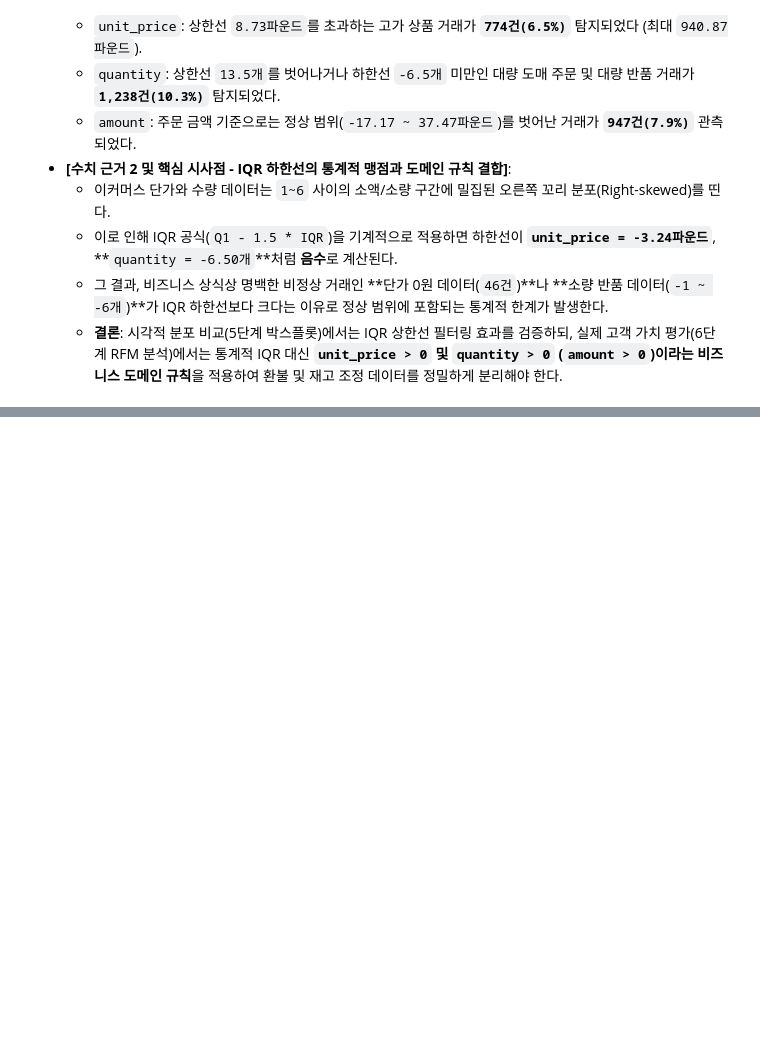
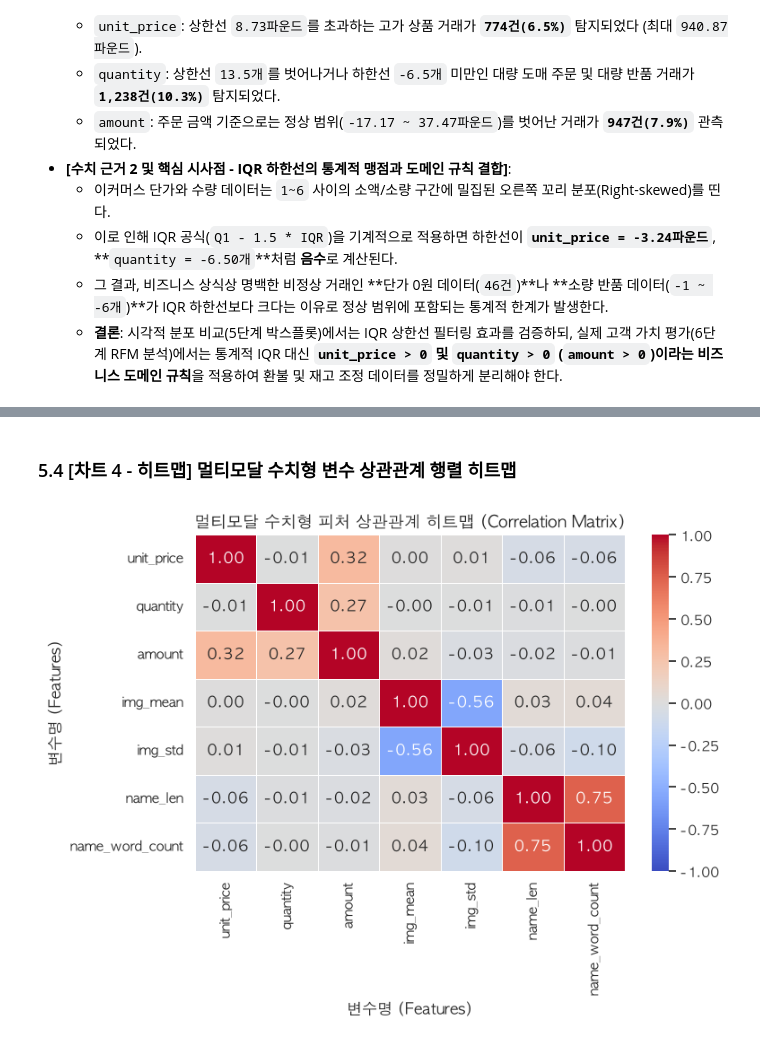
Before and after one commit to hkk-cody/A1-1, a Jupyter notebook: notebooks/analysis_report.ipynb, the cells around one changed output, grey strips where cells are left out. Saved outputs shown, nothing was run; the diff lists cells and outputs as text; code cells hidden in the pictures; blank space fills up the shorter version.

```diff
--- a/notebooks/analysis_report.ipynb
+++ b/notebooks/analysis_report.ipynb
@@ -286,0 +273,13 @@ for col in ["unit_price", "quantity", "amount"]:
+# %%
+num_cols = ["unit_price", "quantity", "amount", "img_mean", "img_std", "name_len", "name_word_count"]
+stats_summary = pd.DataFrame({
+    "평균 (Mean)": analyzer.df[num_cols].mean(),
+    "중앙값 (Median)": analyzer.df[num_cols].median(),
+    "표준편차 (Std)": analyzer.df[num_cols].std(),
+    "Q1 (25%)": analyzer.df[num_cols].quantile(0.25),
+    "Q3 (75%)": analyzer.df[num_cols].quantile(0.75),
+    "IQR (Q3-Q1)": analyzer.df[num_cols].quantile(0.75) - analyzer.df[num_cols].quantile(0.25),
+}).round(3)
+
+print("=== 주요 수치형 변수 4대 기술통계 요약표 ===")
+display(stats_summary)
@@ -286,0 +307,4 @@ for col in ["unit_price", "quantity", "amount"]:
+# %%
+corr_matrix = analyzer.df[num_cols].corr().round(4)
+print("=== 멀티모달 수치형 변수 상관계수 행렬 ===")
+display(corr_matrix)
@@ -286,0 +433,20 @@ for col in ["unit_price", "quantity", "amount"]:
+# %% [markdown]
+### 5.4 [차트 4 - 히트맵] 멀티모달 수치형 변수 상관관계 행렬 히트맵
+# %%
+plt.figure(figsize=(8, 6))
+sns.heatmap(
+    corr_matrix,
+    annot=True,
+    fmt=".2f",
+    cmap="coolwarm",
+    vmin=-1,
+    vmax=1,
+    linewidths=0.5,
+)
+plt.title("멀티모달 수치형 피처 상관관계 히트맵 (Correlation Matrix)", fontsize=13)
+plt.xlabel("변수명 (Features)")
+plt.ylabel("변수명 (Features)")
+plt.tight_layout()
+plt.show()
+# %% [output]
+[figure, added]
```
Also changed, not shown: parts of 36 cells of this notebook, 3 other files.
